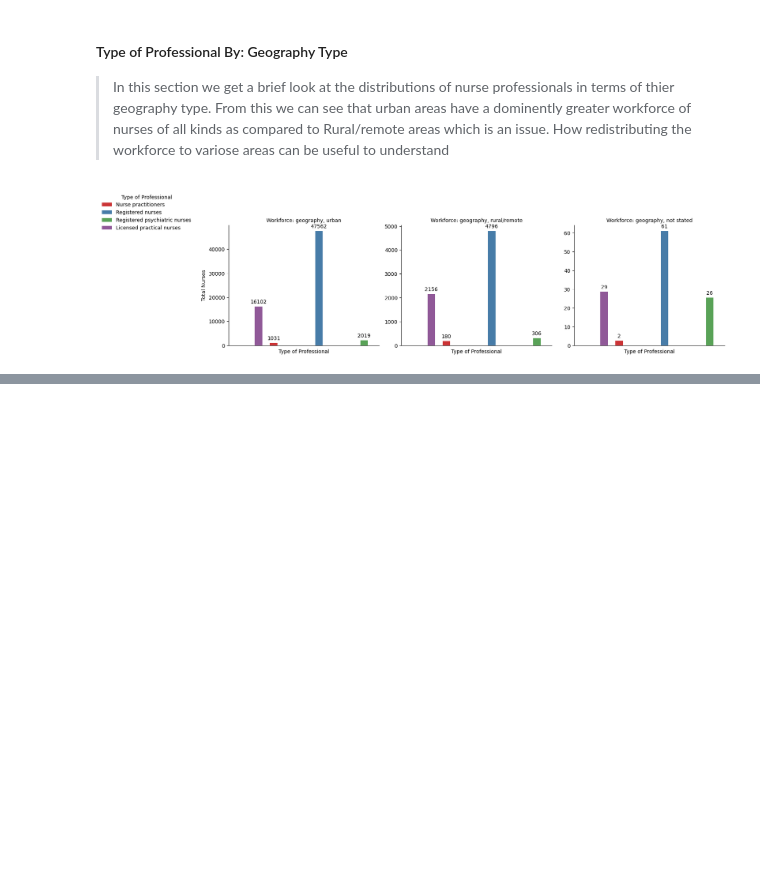
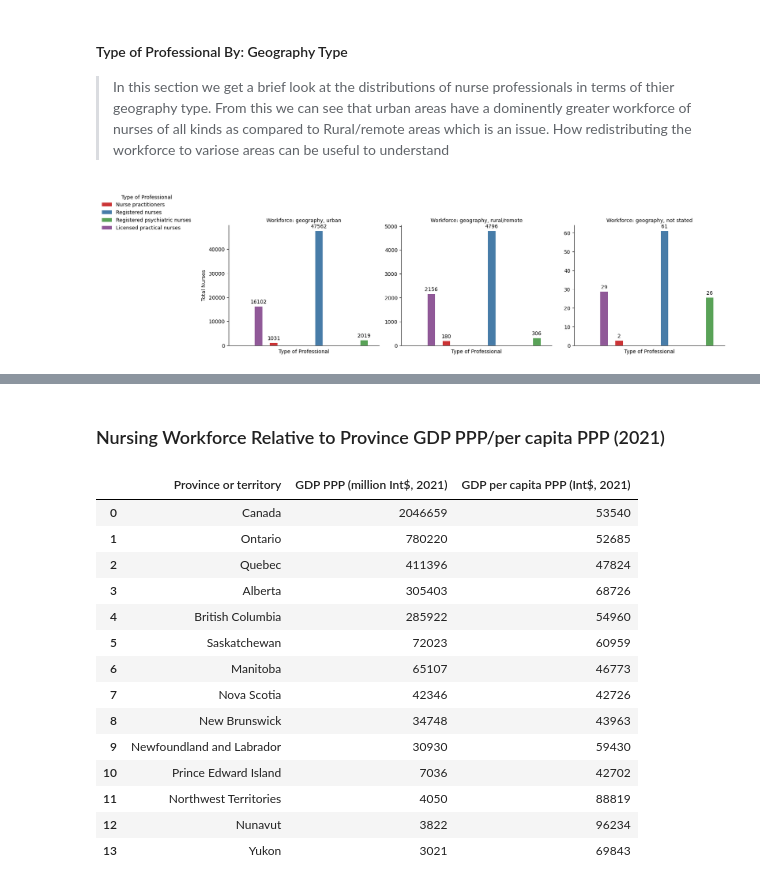
Before and after one commit to GP254/Canadian-Nursing-Workforce-and-Facility-Analysis, a Jupyter notebook: Canadian-Nursing-Workforce-and-Facility-Analysis.ipynb, the cells around one changed output, grey strips where cells are left out. Drawn from its saved outputs; the diff is of its cells as text; code cells hidden in the pictures; blank space fills up the shorter version.

```diff
--- a/Canadian-Nursing-Workforce-and-Facility-Analysis.ipynb
+++ b/Canadian-Nursing-Workforce-and-Facility-Analysis.ipynb
@@ -277,0 +327,20 @@ plt.show()
+# %% [markdown]
+### Nursing Workforce Relative to Province GDP PPP/per capita PPP (2021)
+# %%
+gdp_ppp
+# %% [output]
+|  | Province or territory | GDP PPP (million Int$, 2021) | GDP per capita PPP (Int$, 2021) |
+| 0 | Canada | 2046659 | 53540 |
+| 1 | Ontario | 780220 | 52685 |
+| 2 | Quebec | 411396 | 47824 |
+| 3 | Alberta | 305403 | 68726 |
+| 4 | British Columbia | 285922 | 54960 |
+| 5 | Saskatchewan | 72023 | 60959 |
+| 6 | Manitoba | 65107 | 46773 |
+| 7 | Nova Scotia | 42346 | 42726 |
+| 8 | New Brunswick | 34748 | 43963 |
+| 9 | Newfoundland and Labrador | 30930 | 59430 |
+| 10 | Prince Edward Island | 7036 | 42702 |
+| 11 | Northwest Territories | 4050 | 88819 |
+| 12 | Nunavut | 3822 | 96234 |
+| 13 | Yukon | 3021 | 69843 |
```
Also changed, not shown: parts of 11 cells of this notebook.
